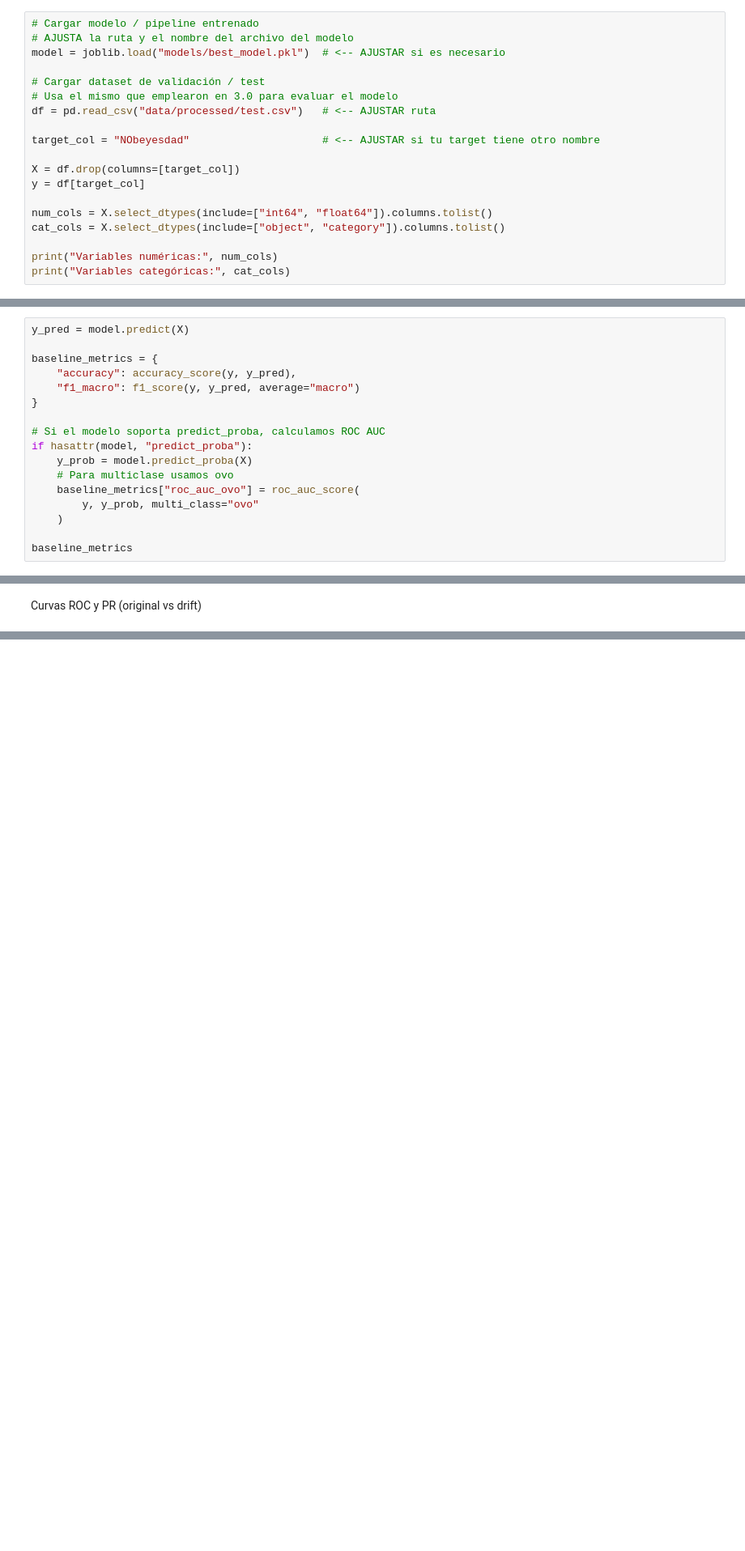
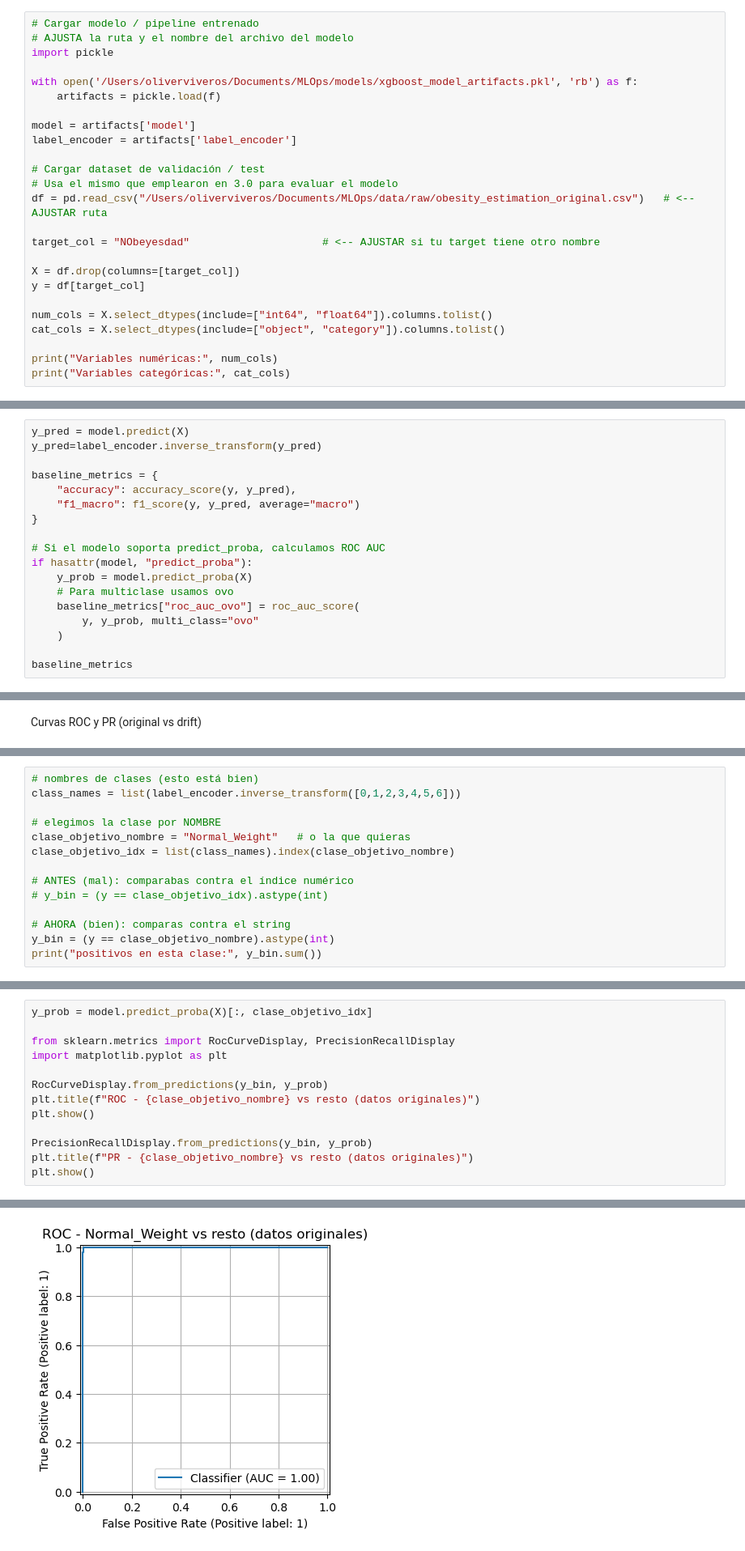
Before and after one commit to KIKINWERO/Proyecto_Avance, a Jupyter notebook: notebooks/5.0_DataDrift.ipynb, the cells around one changed output, grey strips where cells are left out. Shown at 81% size. Saved outputs shown, nothing was run; the diff lists cells and outputs as text; blank space fills up the shorter version.

```diff
--- a/notebooks/5.0_DataDrift.ipynb
+++ b/notebooks/5.0_DataDrift.ipynb
@@ -28,11 +229,17 @@ Cargar modelo y datos
 # %%
 # Cargar modelo / pipeline entrenado
 # AJUSTA la ruta y el nombre del archivo del modelo
-model = joblib.load("models/best_model.pkl")  # <-- AJUSTAR si es necesario
+import pickle
+
+with open('/Users/oliverviveros/Documents/MLOps/models/xgboost_model_artifacts.pkl', 'rb') as f:
+    artifacts = pickle.load(f)
+
+model = artifacts['model']
+label_encoder = artifacts['label_encoder']
 
 # Cargar dataset de validación / test
 # Usa el mismo que emplearon en 3.0 para evaluar el modelo
-df = pd.read_csv("data/processed/test.csv")   # <-- AJUSTAR ruta
+df = pd.read_csv("/Users/oliverviveros/Documents/MLOps/data/raw/obesity_estimation_original.csv")   # <-- AJUSTAR ruta
 
 target_col = "NObeyesdad"                     # <-- AJUSTAR si tu target tiene otro nombre
 
@@ -48,6 +279,7 @@ print("Variables categóricas:", cat_cols)
 Métricas base del modelo (sin drift)
 # %%
 y_pred = model.predict(X)
+y_pred=label_encoder.inverse_transform(y_pred)
 
 baseline_metrics = {
     "accuracy": accuracy_score(y, y_pred),
@@ -179,0 +491,14 @@ if hasattr(model, "predict_proba"):
+# %%
+# nombres de clases (esto está bien)
+class_names = list(label_encoder.inverse_transform([0,1,2,3,4,5,6]))
+
+# elegimos la clase por NOMBRE
+clase_objetivo_nombre = "Normal_Weight"   # o la que quieras
+clase_objetivo_idx = list(class_names).index(clase_objetivo_nombre)
+
+# ANTES (mal): comparabas contra el índice numérico
+# y_bin = (y == clase_objetivo_idx).astype(int)
+
+# AHORA (bien): comparas contra el string
+y_bin = (y == clase_objetivo_nombre).astype(int)
+print("positivos en esta clase:", y_bin.sum())
@@ -179,0 +560,14 @@ if hasattr(model, "predict_proba"):
+# %%
+y_prob = model.predict_proba(X)[:, clase_objetivo_idx]
+
+from sklearn.metrics import RocCurveDisplay, PrecisionRecallDisplay
+import matplotlib.pyplot as plt
+
+RocCurveDisplay.from_predictions(y_bin, y_prob)
+plt.title(f"ROC - {clase_objetivo_nombre} vs resto (datos originales)")
+plt.show()
+
+PrecisionRecallDisplay.from_predictions(y_bin, y_prob)
+plt.title(f"PR - {clase_objetivo_nombre} vs resto (datos originales)")
+plt.show()
+# %% [output]
@@ -179,0 +576 @@ if hasattr(model, "predict_proba"):
+[figure, added]
```
Also changed, not shown: parts of 52 cells of this notebook.
